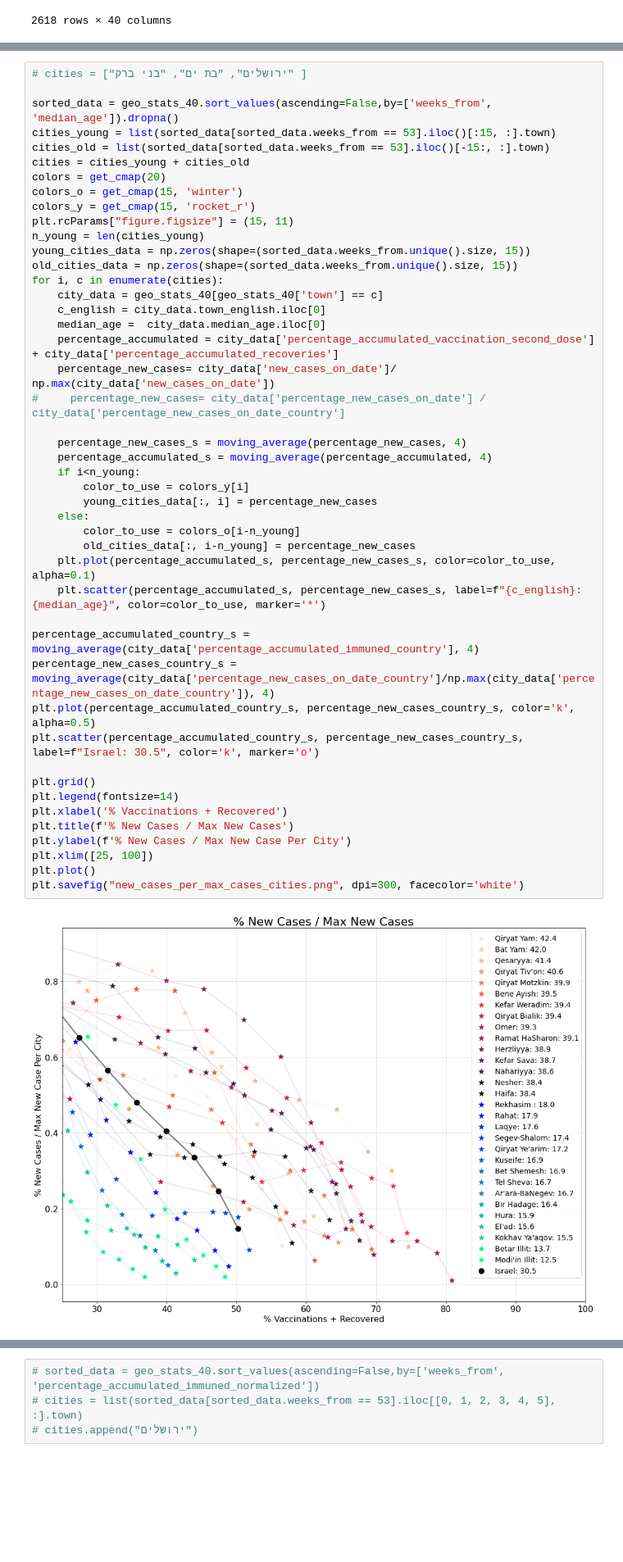
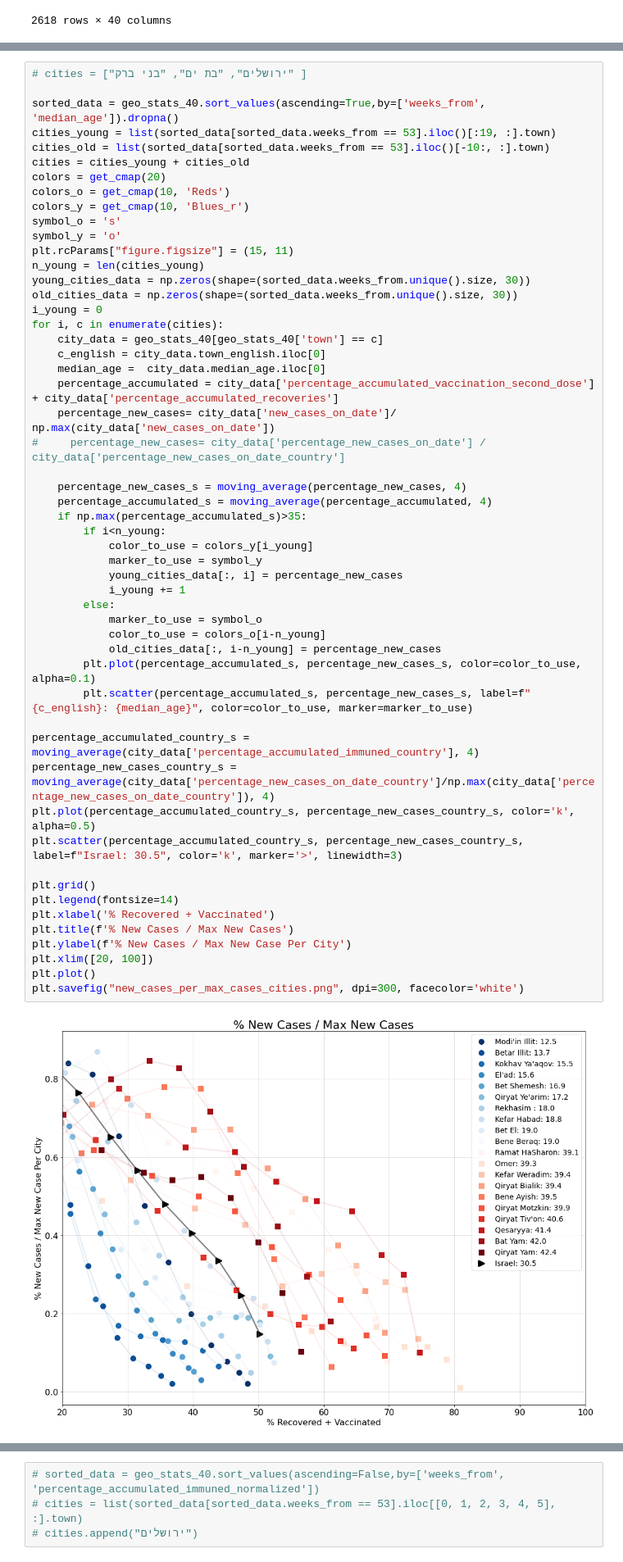
Before and after one commit to CoronaPolicy/prediction_model, a Jupyter notebook: israel_data/analyze_vacc_data_per_city.ipynb, the cells around one changed output, grey strips where cells are left out. Shown at 82% size. Drawn from its saved outputs; the diff is of its cells as text; blank space fills up the shorter version.

Commit message:
changed files for running simulation vaccination policies

```diff
--- a/israel_data/analyze_vacc_data_per_city.ipynb
+++ b/israel_data/analyze_vacc_data_per_city.ipynb
@@ -436,49 +425,56 @@ Name: accumulated_hospitalized, Length: 3668, dtype: float64
 # %%
 # cities = ["ירושלים", "בת ים", "בני ברק" ]
 
-sorted_data = geo_stats_40.sort_values(ascending=False,by=['weeks_from', 'median_age']).dropna()
-cities_young = list(sorted_data[sorted_data.weeks_from == 53].iloc()[:15, :].town)
-cities_old = list(sorted_data[sorted_data.weeks_from == 53].iloc()[-15:, :].town)
+sorted_data = geo_stats_40.sort_values(ascending=True,by=['weeks_from', 'median_age']).dropna()
+cities_young = list(sorted_data[sorted_data.weeks_from == 53].iloc()[:19, :].town)
+cities_old = list(sorted_data[sorted_data.weeks_from == 53].iloc()[-10:, :].town)
 cities = cities_young + cities_old
 colors = get_cmap(20)
-colors_o = get_cmap(15, 'winter')
-colors_y = get_cmap(15, 'rocket_r')
+colors_o = get_cmap(10, 'Reds')
+colors_y = get_cmap(10, 'Blues_r')
+symbol_o = 's'
+symbol_y = 'o'
 plt.rcParams["figure.figsize"] = (15, 11)
 n_young = len(cities_young)
-young_cities_data = np.zeros(shape=(sorted_data.weeks_from.unique().size, 15))
-old_cities_data = np.zeros(shape=(sorted_data.weeks_from.unique().size, 15))
+young_cities_data = np.zeros(shape=(sorted_data.weeks_from.unique().size, 30))
+old_cities_data = np.zeros(shape=(sorted_data.weeks_from.unique().size, 30))
+i_young = 0
 for i, c in enumerate(cities):
     city_data = geo_stats_40[geo_stats_40['town'] == c]
     c_english = city_data.town_english.iloc[0]
     median_age =  city_data.median_age.iloc[0]
     percentage_accumulated = city_data['percentage_accumulated_vaccination_second_dose'] + city_data['percentage_accumulated_recoveries']
     percentage_new_cases= city_data['new_cases_on_date']/ np.max(city_data['new_cases_on_date'])
 #     percentage_new_cases= city_data['percentage_new_cases_on_date'] / city_data['percentage_new_cases_on_date_country']
 
     percentage_new_cases_s = moving_average(percentage_new_cases, 4)
     percentage_accumulated_s = moving_average(percentage_accumulated, 4)
-    if i<n_young:
-        color_to_use = colors_y[i]
-        young_cities_data[:, i] = percentage_new_cases
-    else:
-        color_to_use = colors_o[i-n_young]
-        old_cities_data[:, i-n_young] = percentage_new_cases
-    plt.plot(percentage_accumulated_s, percentage_new_cases_s, color=color_to_use, alpha=0.1)
-    plt.scatter(percentage_accumulated_s, percentage_new_cases_s, label=f"{c_english}: {median_age}", color=color_to_use, marker='*')
+    if np.max(percentage_accumulated_s)>35:
+        if i<n_young:
+            color_to_use = colors_y[i_young]
+            marker_to_use = symbol_y
+            young_cities_data[:, i] = percentage_new_cases
+            i_young += 1
+        else:
+            marker_to_use = symbol_o
+            color_to_use = colors_o[i-n_young]
+            old_cities_data[:, i-n_young] = percentage_new_cases
+        plt.plot(percentage_accumulated_s, percentage_new_cases_s, color=color_to_use, alpha=0.1)
+        plt.scatter(percentage_accumulated_s, percentage_new_cases_s, label=f"{c_english}: {median_age}", color=color_to_use, marker=marker_to_use)
 
 percentage_accumulated_country_s = moving_average(city_data['percentage_accumulated_immuned_country'], 4)
 percentage_new_cases_country_s = moving_average(city_data['percentage_new_cases_on_date_country']/np.max(city_data['percentage_new_cases_on_date_country']), 4)
 plt.plot(percentage_accumulated_country_s, percentage_new_cases_country_s, color='k', alpha=0.5)
-plt.scatter(percentage_accumulated_country_s, percentage_new_cases_country_s, label=f"Israel: 30.5", color='k', marker='o')
+plt.scatter(percentage_accumulated_country_s, percentage_new_cases_country_s, label=f"Israel: 30.5", color='k', marker='>', linewidth=3)
 
 plt.grid()
 plt.legend(fontsize=14)
-plt.xlabel('% Vaccinations + Recovered')
+plt.xlabel('% Recovered + Vaccinated')
 plt.title(f'% New Cases / Max New Cases')
 plt.ylabel(f'% New Cases / Max New Case Per City')
-plt.xlim([25, 100])
+plt.xlim([20, 100])
 plt.plot()
 plt.savefig("new_cases_per_max_cases_cities.png", dpi=300, facecolor='white')
 # %% [output]
-[figure, old version]
+[figure, new version]
 # %%
```
Also changed, not shown: parts of 10 cells of this notebook, 4 other files.
